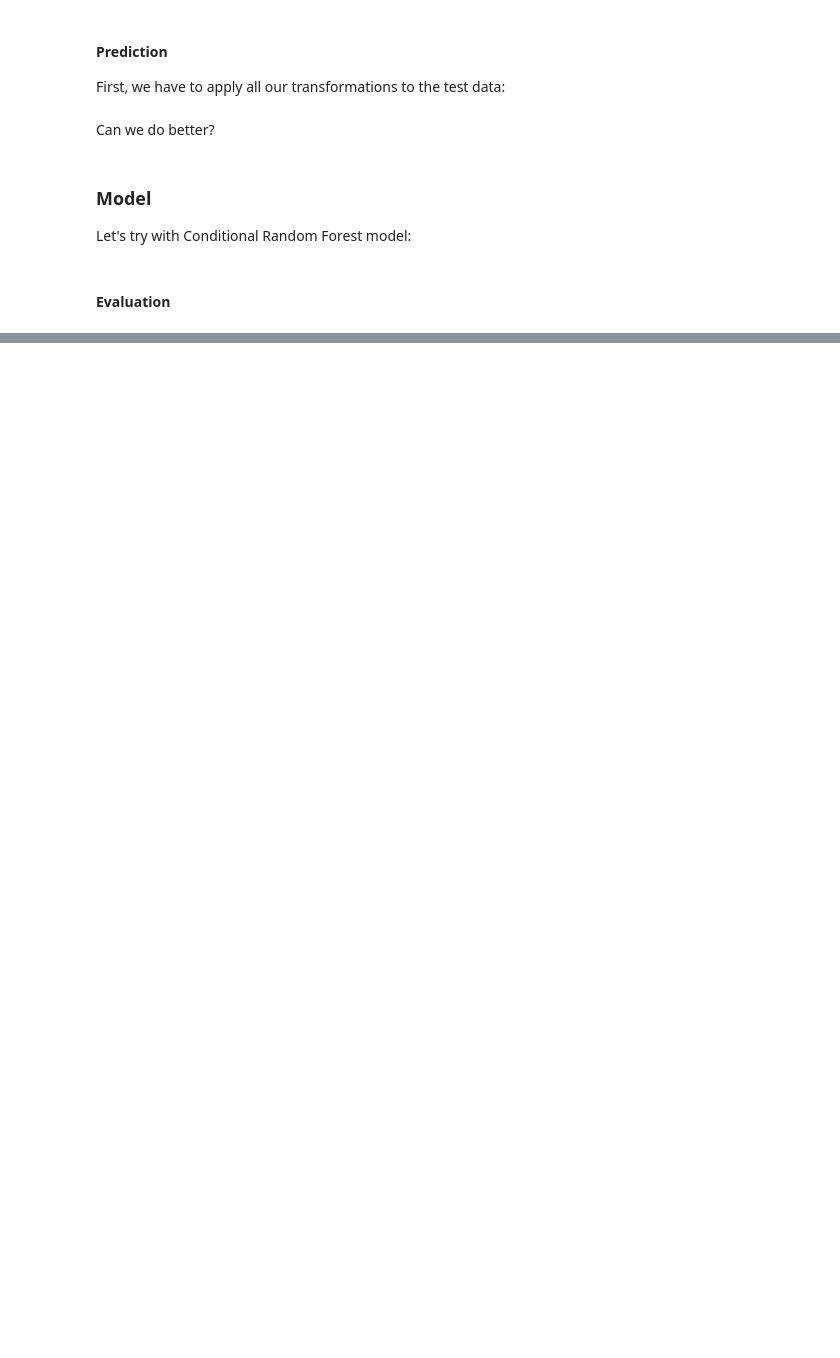
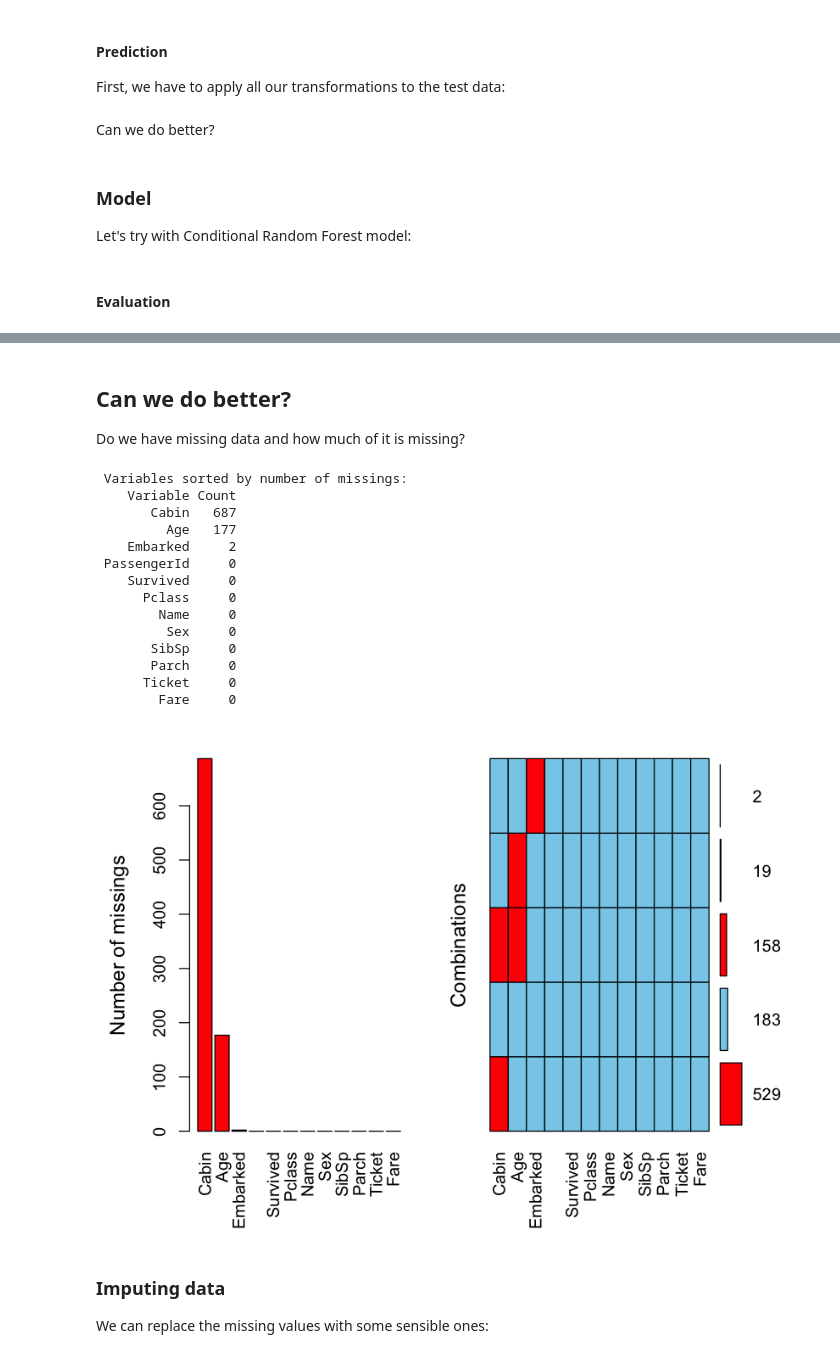
Before and after one commit to Data-Science-FMI/introduction-to-data-science-2017, a Jupyter notebook: labs/lab_0/titanic.ipynb, the cells around one changed output, grey strips where cells are left out. Drawn from its saved outputs; the diff is of its cells as text; code cells hidden in the pictures; blank space fills up the shorter version.

```diff
--- a/labs/lab_0/titanic.ipynb
+++ b/labs/lab_0/titanic.ipynb
@@ -444,0 +480,26 @@ write_csv(model, "models/crf.csv")
+# %% [markdown]
+## Can we do better?
+
+Do we have missing data and how much of it is missing?
+# %%
+aggr(train, prop = FALSE, combined = FALSE, numbers = TRUE, sortVars = TRUE, sortCombs = TRUE)
+# %% [output]
+ Variables sorted by number of missings:
+    Variable Count
+       Cabin   687
+         Age   177
+    Embarked     2
+ PassengerId     0
+    Survived     0
+      Pclass     0
+        Name     0
+         Sex     0
+       SibSp     0
+       Parch     0
+      Ticket     0
+        Fare     0
+[figure, added]
+# %% [markdown]
+### Imputing data
+
+We can replace the missing values with some sensible ones:
```
Also changed, not shown: parts of 33 cells of this notebook, 7 other files.
